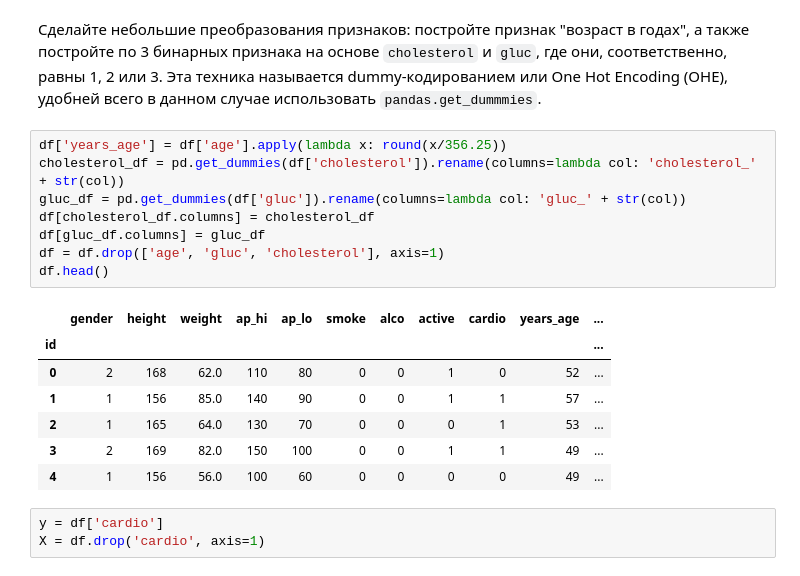
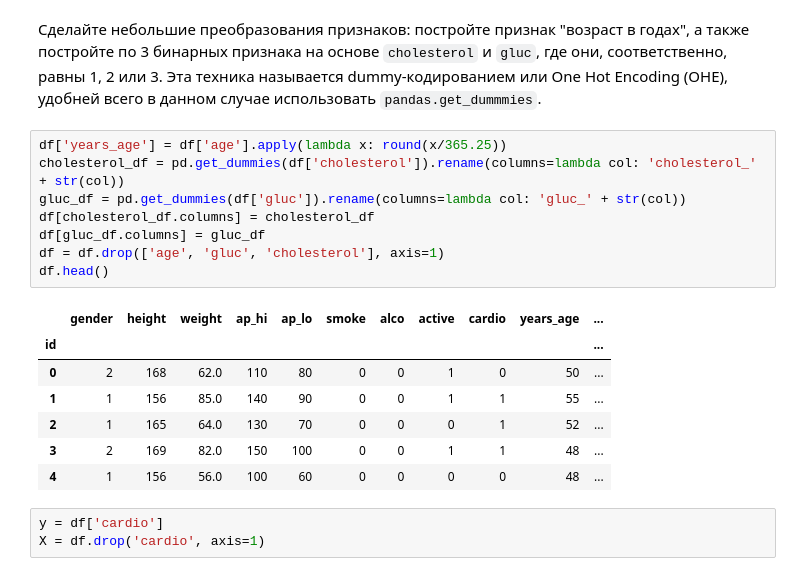
Before and after one commit to tarnenok/mlcourse_open, a Jupyter notebook: jupyter_notebooks/topic03_decision_trees_knn/hw3_session2_decision_trees.ipynb, the cells around one changed output. Cells and saved outputs as stored; diff of their text form.

```diff
--- a/jupyter_notebooks/topic03_decision_trees_knn/hw3_session2_decision_trees.ipynb
+++ b/jupyter_notebooks/topic03_decision_trees_knn/hw3_session2_decision_trees.ipynb
@@ -135,21 +135,21 @@ df.head()
 # %% [markdown]
 Сделайте небольшие преобразования признаков: постройте признак "возраст в годах", а также постройте по 3 бинарных признака на основе `cholesterol` и `gluc`, где они, соответственно, равны 1, 2 или 3. Эта техника называется dummy-кодированием или One Hot Encoding (OHE), удобней всего в данном случае использовать `pandas.get_dummmies`.
 # %%
-df['years_age'] = df['age'].apply(lambda x: round(x/356.25))
+df['years_age'] = df['age'].apply(lambda x: round(x/365.25))
 cholesterol_df = pd.get_dummies(df['cholesterol']).rename(columns=lambda col: 'cholesterol_' + str(col))
 gluc_df = pd.get_dummies(df['gluc']).rename(columns=lambda col: 'gluc_' + str(col))
 df[cholesterol_df.columns] = cholesterol_df
 df[gluc_df.columns] = gluc_df
 df = df.drop(['age', 'gluc', 'cholesterol'], axis=1)
 df.head()
 # %% [output]
 |  | gender | height | weight | ap_hi | ap_lo | smoke | alco | active | cardio | years_age | ... |
 | id |  |  |  |  |  |  |  |  |  |  | ... |
-| 0 | 2 | 168 | 62.0 | 110 | 80 | 0 | 0 | 1 | 0 | 52 | ... |
-| 1 | 1 | 156 | 85.0 | 140 | 90 | 0 | 0 | 1 | 1 | 57 | ... |
-| 2 | 1 | 165 | 64.0 | 130 | 70 | 0 | 0 | 0 | 1 | 53 | ... |
-| 3 | 2 | 169 | 82.0 | 150 | 100 | 0 | 0 | 1 | 1 | 49 | ... |
-| 4 | 1 | 156 | 56.0 | 100 | 60 | 0 | 0 | 0 | 0 | 49 | ... |
+| 0 | 2 | 168 | 62.0 | 110 | 80 | 0 | 0 | 1 | 0 | 50 | ... |
+| 1 | 1 | 156 | 85.0 | 140 | 90 | 0 | 0 | 1 | 1 | 55 | ... |
+| 2 | 1 | 165 | 64.0 | 130 | 70 | 0 | 0 | 0 | 1 | 52 | ... |
+| 3 | 2 | 169 | 82.0 | 150 | 100 | 0 | 0 | 1 | 1 | 48 | ... |
+| 4 | 1 | 156 | 56.0 | 100 | 60 | 0 | 0 | 0 | 0 | 48 | ... |
 # %%
 y = df['cardio']
 X = df.drop('cardio', axis=1)
```
Also changed, not shown: parts of 22 cells of this notebook, 2 other files.
